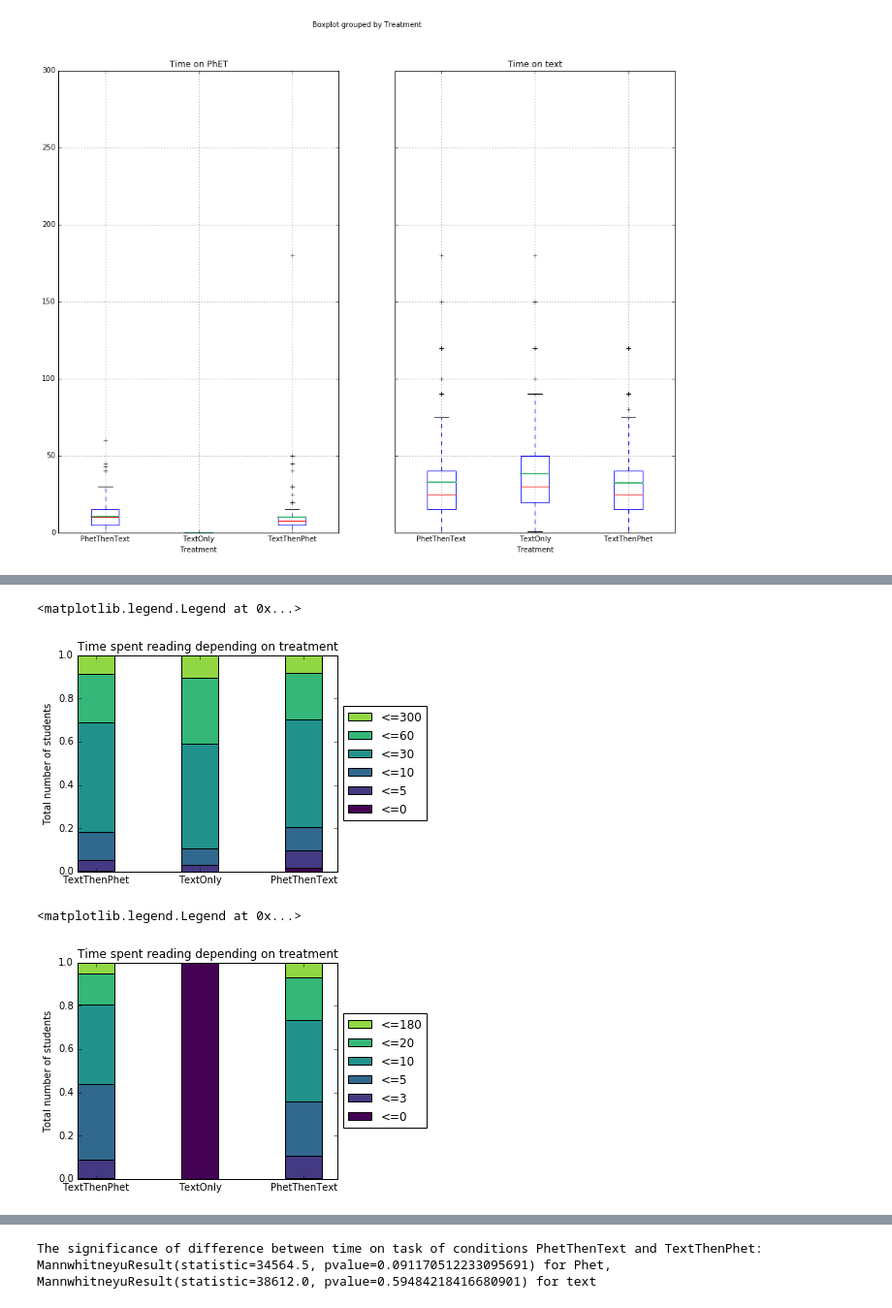
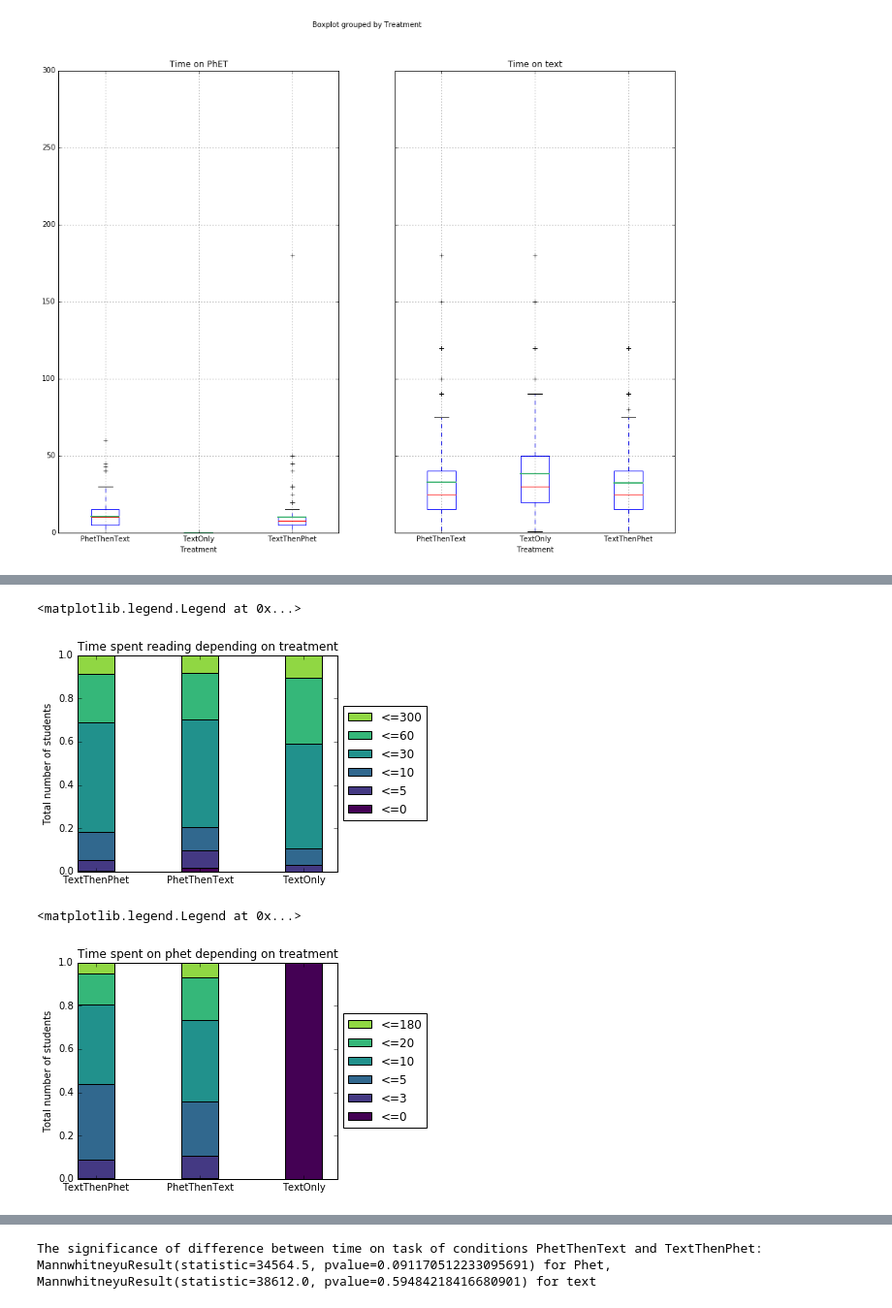
Before and after one commit to sperez8/Phet-log-analyzer, a Jupyter notebook: prereading/storyline_prereading.ipynb, the cells around one changed output, grey strips where cells are left out. Shown: that part at 97% size. Cells and saved outputs as stored; diff of their text form; code cells hidden in the pictures.

Commit message:
Added more graphs

```diff
--- a/prereading/storyline_prereading.ipynb
+++ b/prereading/storyline_prereading.ipynb
@@ -24,7 +24,7 @@ dfsurvey = pd.read_csv('C:\Users\\'+getpass.getuser()+'\Desktop\Clean-data_addSu
 datalist = []
 #header = df.keys()
 topics = ['Blackbody','Masses','Resonance']
-treatments = ['TextThenPhet','TextOnly','PhetThenText']
+treatments = ['TextThenPhet','PhetThenText','TextOnly']
 
 
 #merge with main dataframe
@@ -158,6 +158,6 @@ Unfortunately we have a lot of rows with missing data. If we remove them, we end
 # %%
 df2 = df.dropna()
 df_score = df[['Prescore','Postscore','Topic','Clickerscore','Treatment']].dropna()
-df_time = df[['Time on PhET','Time on text','Topic','Treatment']].dropna()
+df_time = df[['Time on PhET','Time on text','Topic','Treatment','Encountered']].dropna()
 df2.shape, df.shape, df_score.shape, df_time.shape
 # %% [output]
@@ -291,31 +294,31 @@ ax.set_position([box.x0, box.y0, box.width * 0.8, box.height])
 ax.legend(['<='+str(slices[i]) for i in reversed(range(len(slices)))],loc='center left', bbox_to_anchor=(1, 0.5))
 # %% [output]
 <matplotlib.legend.Legend at 0x...>
-[figure, old version]
+[figure, new version]
 # %%
 maxtime = int(np.max(df_time['Time on PhET']))
 slices = [0,3,5,10,20,maxtime]
 
 def calculate_totals(time,treatment):
     return sum(df_time[df_time['Treatment']==treatment]['Time on PhET']<=time)/float(sum(df_time[df_time['Treatment']==treatment]['Time on PhET']<=1000))
 
 ind = np.arange(len(treatments))# the x locations for the groups
 width = 0.35                    # the width of the bars: can also be len(x) sequence
 cmap = matplotlib.cm.get_cmap('viridis')
 
 ax = plt.subplot(111)
 plt.bar(ind, [calculate_totals(slices[-1],t) for t in treatments], width, color=cmap((len(slices)-1)/float(len(slices))))
 for i in reversed(range(len(slices)-1)):
     plt.bar(ind, [calculate_totals(slices[i],t) for t in treatments],
             width, #bottom= [calculate_totals(slices[i],t) for t in treatments],
             color=cmap((i)/float(len(slices))))
 plt.ylabel('Total number of students')
-plt.title('Time spent reading depending on treatment')
+plt.title('Time spent on phet depending on treatment')
 plt.xticks(ind + width/2., treatments)
 box = ax.get_position()
 ax.set_position([box.x0, box.y0, box.width * 0.8, box.height])
 # Put a legend below current axis
 ax.legend(['<='+str(slices[i]) for i in reversed(range(len(slices)))],loc='center left', bbox_to_anchor=(1, 0.5))
 # %% [output]
 <matplotlib.legend.Legend at 0x...>
-[figure, old version]
+[figure, new version]
```
Also changed, not shown: parts of 20 cells of this notebook.
